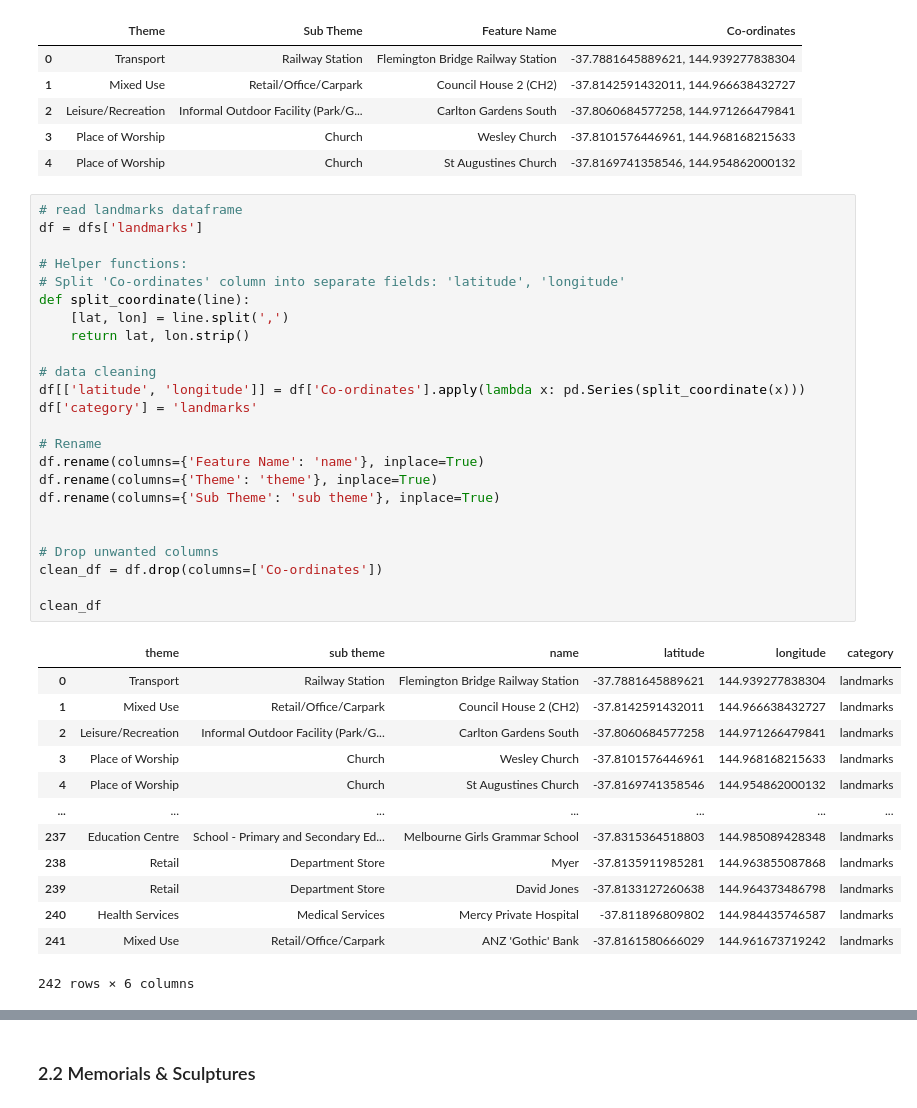
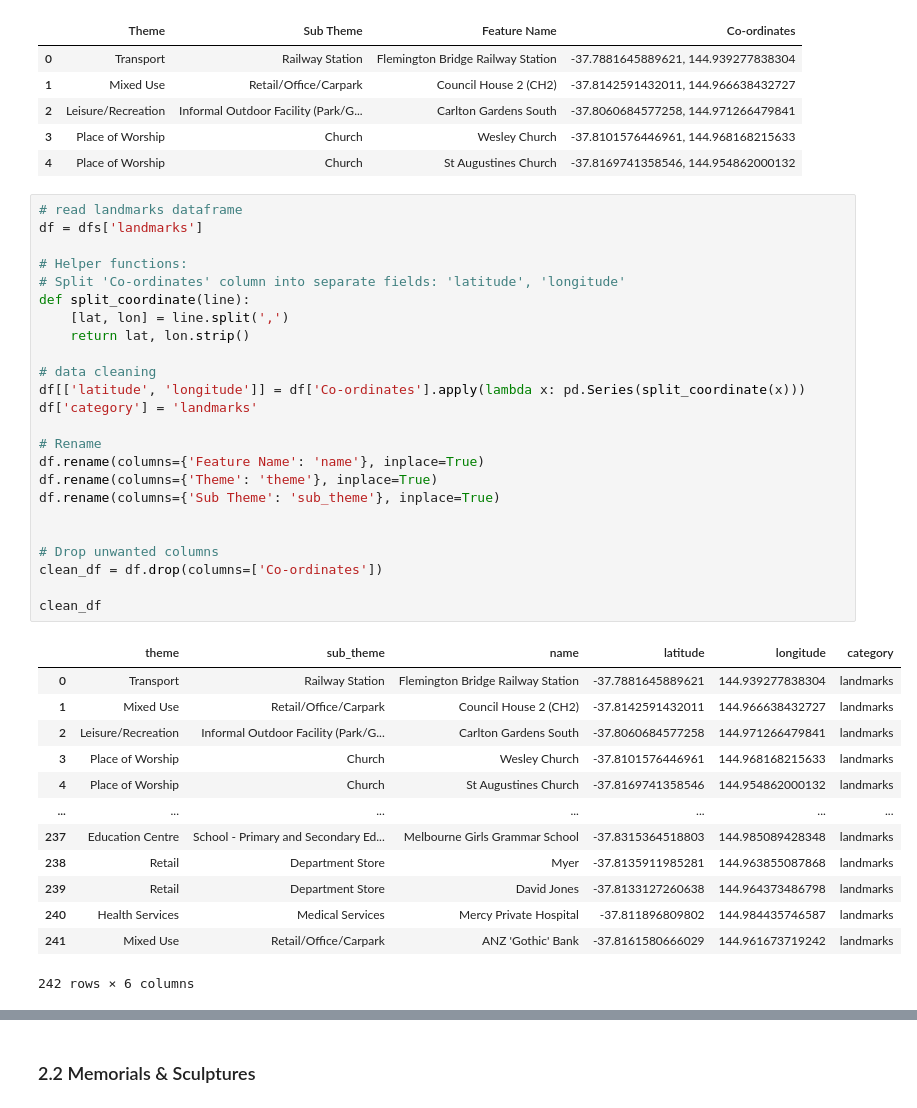
Before and after one commit to KatrinaaDing/Melbourne-City-Travel-Guide, a Jupyter notebook: R/data/poi/POI_analysis.ipynb, the cells around one changed output, grey strips where cells are left out. Drawn from its saved outputs; the diff is of its cells as text.

```diff
--- a/R/data/poi/POI_analysis.ipynb
+++ b/R/data/poi/POI_analysis.ipynb
@@ -544,29 +544,29 @@ dfs['landmarks'].head()
 # %%
 # read landmarks dataframe
 df = dfs['landmarks']
 
 # Helper functions:
 # Split 'Co-ordinates' column into separate fields: 'latitude', 'longitude'
 def split_coordinate(line):
     [lat, lon] = line.split(',')
     return lat, lon.strip()
 
 # data cleaning
 df[['latitude', 'longitude']] = df['Co-ordinates'].apply(lambda x: pd.Series(split_coordinate(x)))
 df['category'] = 'landmarks'
 
 # Rename
 df.rename(columns={'Feature Name': 'name'}, inplace=True)
 df.rename(columns={'Theme': 'theme'}, inplace=True)
-df.rename(columns={'Sub Theme': 'sub theme'}, inplace=True)
+df.rename(columns={'Sub Theme': 'sub_theme'}, inplace=True)
 
 
 # Drop unwanted columns
 clean_df = df.drop(columns=['Co-ordinates'])
 
 clean_df
 # %% [output]
-|  | theme | sub theme | name | latitude | longitude | category |
+|  | theme | sub_theme | name | latitude | longitude | category |
 | 0 | Transport | Railway Station | Flemington Bridge Railway Station | -37.7881645889621 | 144.939277838304 | landmarks |
 | 1 | Mixed Use | Retail/Office/Carpark | Council House 2 (CH2) | -37.8142591432011 | 144.966638432727 | landmarks |
 | 2 | Leisure/Recreation | Informal Outdoor Facility (Park/G... | Carlton Gardens South | -37.8060684577258 | 144.971266479841 | landmarks |
```
Also changed, not shown: parts of 10 cells of this notebook, 6 other files.
